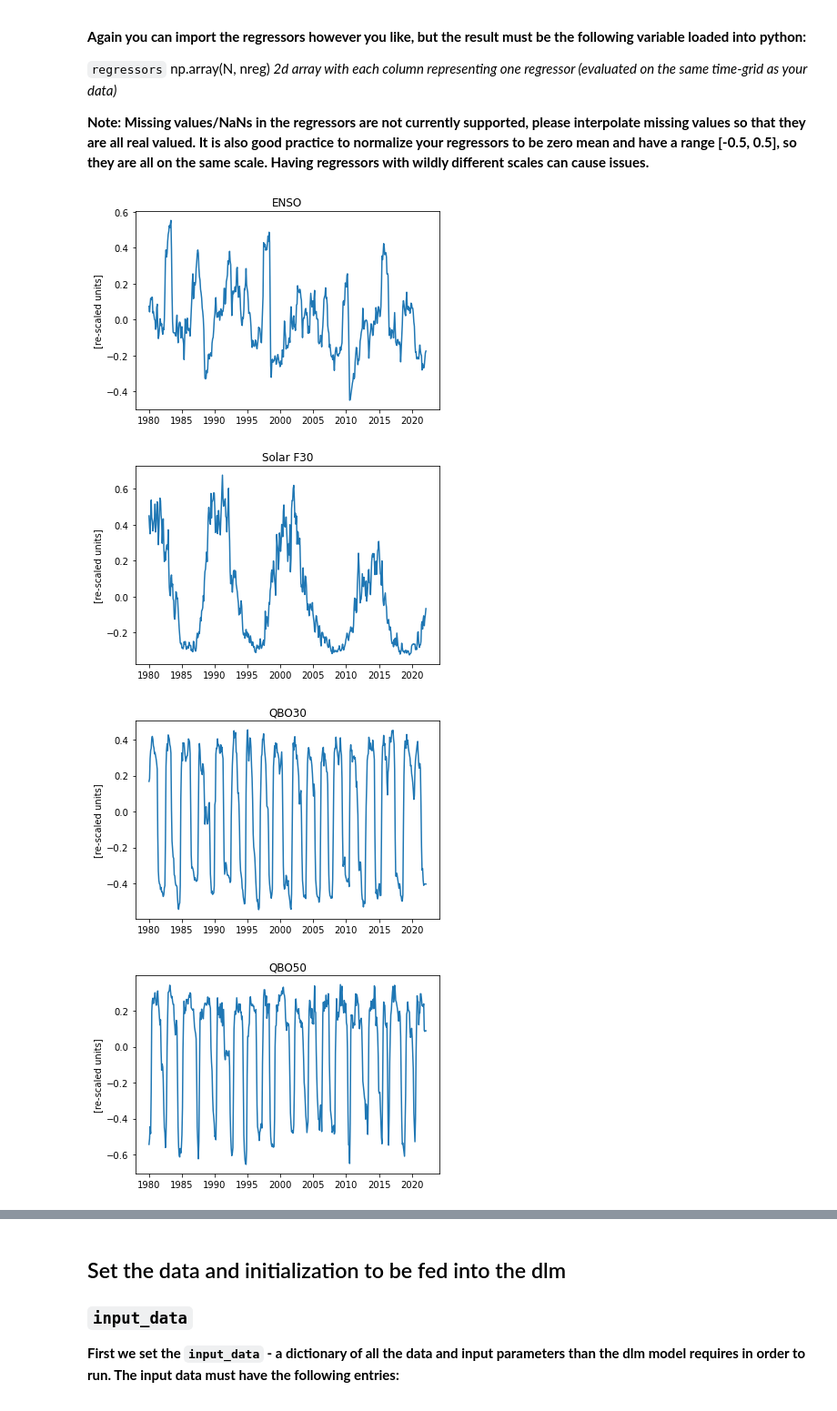
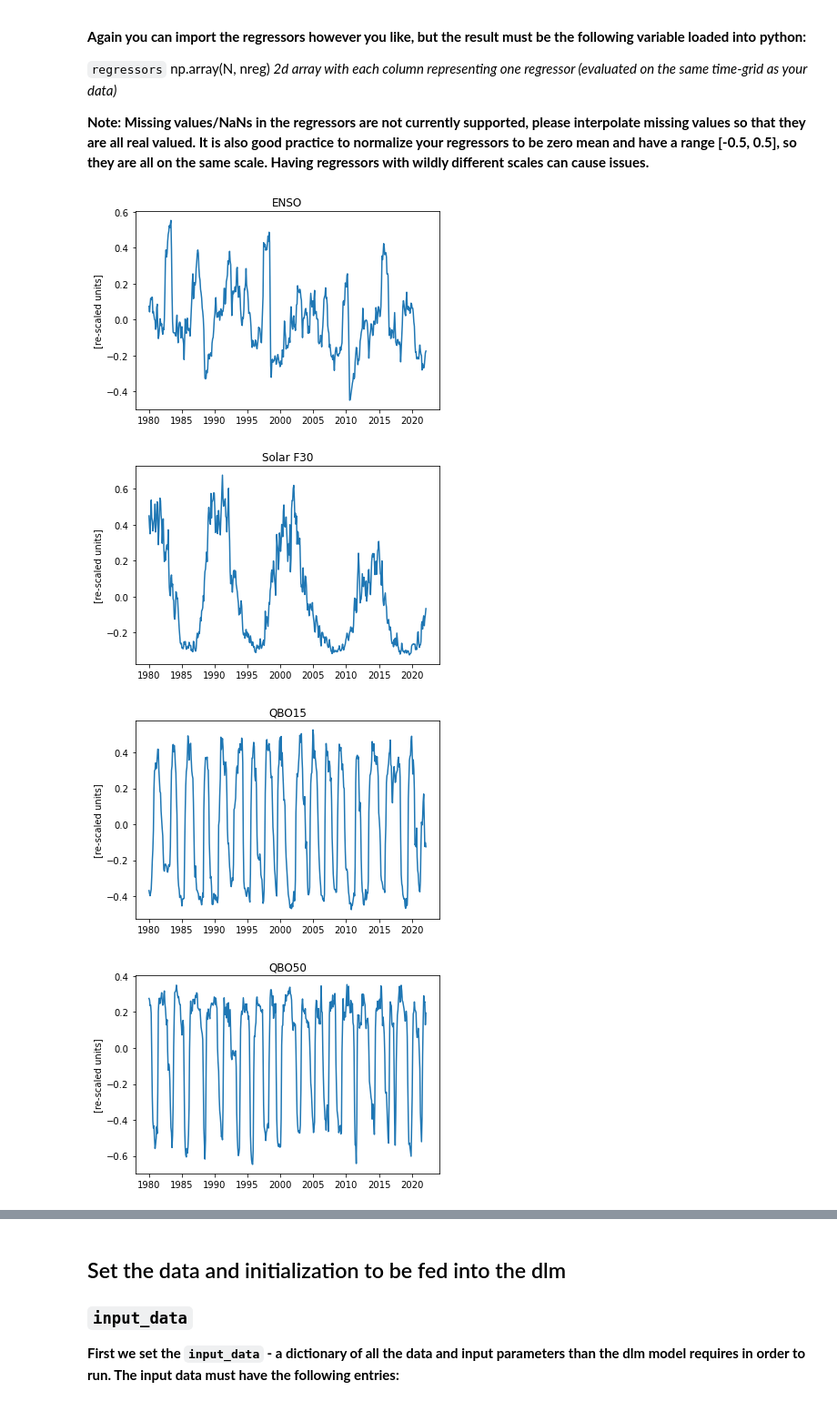
Before and after one commit to seand13/dlmf11, a Jupyter notebook: dlm_f11_surface_example.ipynb, the cells around one changed output, grey strips where cells are left out. Shown: that part at 91% size. Saved outputs shown, nothing was run; the diff lists cells and outputs as text; code cells hidden in the pictures.

```diff
--- a/dlm_f11_surface_example.ipynb
+++ b/dlm_f11_surface_example.ipynb
@@ -83,9 +83,7 @@ plt.show()
 # Import the regressors
 
 # ENSO -
-# used prior to 5/7/2022 y = np.loadtxt('/Users/sdavis/sd-data/projects/waccmsd/dlm/regressors/ENSO_MEI_ENSO_1950_201802.dat')
-# t = np.loadtxt('/Users/sdavis/sd-data/projects/waccmsd/dlm/regressors/ENSOTime_MEI_ENSO_1950_201802.dat')
-mei=np.loadtxt('/Users/sdavis/sd-data/projects/waccmsd/dlm/regressors/ENSO_MEI_ENSO_197901_202203.dat')
+mei=np.loadtxt('regressors/ENSO_MEI_ENSO_197901_202203.dat')
 y = mei[:,1]
 t = mei[:,0]
 Y = interpolate.InterpolatedUnivariateSpline(t, y,ext=3)
@@ -93,9 +91,7 @@ enso = Y(T) # This extacts the regressor at the times you have in your dataset,
 enso = (enso - enso.mean()) / (enso.max()-enso.min())
 
 # Solar -- unclear exactly where this solar data came from so for the time being we are
-#y = np.loadtxt('/Users/sdavis/sd-data/projects/waccmsd/dlm/regressors/Flux_F30_monthly_195111_201803_absolute.dat')
-#t = np.loadtxt('/Users/sdavis/sd-data/projects/waccmsd/dlm/regressors/Time_F30_monthly_195111_201803_absolute.dat')
-regressor = np.loadtxt('/Users/sdavis/sd-data/projects/waccmsd/dlm/regressors/Flux_F30_monthly_195111_202205_absolute.txt')
+regressor = np.loadtxt('regressors/Flux_F30_monthly_195111_202205_absolute.txt')
 t=regressor[:,0]
 y=regressor[:,1]
 Y = interpolate.InterpolatedUnivariateSpline(t, y, ext=3)
@@ -103,27 +99,28 @@ solar = Y(T)
 solar = (solar - solar.mean()) / (solar.max() - solar.min())
 
 # QBO30
-# used before 5/7/22
-# y = np.loadtxt('/Users/sdavis/sd-data/projects/waccmsd/dlm/regressors/multi_qbo30_1953_2018.dat')
-# t = np.loadtxt('/Users/sdavis/sd-data/projects/waccmsd/dlm/regressors/multi_qbotime_1953_2018.dat')
-regressor = np.loadtxt('/Users/sdavis/sd-data/projects/waccmsd/dlm/regressors/singapore_50hpa_30hpa_1953-2021.txt')
+regressor = np.loadtxt('regressors/singapore_50hpa_30hpa_15hpa_1953-2021.txt')
 t=regressor[:,0]
 y=regressor[:,2]
 Y = interpolate.InterpolatedUnivariateSpline(t, y,ext=3)
-qbo30 = Y(T)
+qbo30 = Y(T-365.)
 qbo30 = (qbo30 - qbo30.mean()) / (qbo30.max() - qbo30.min())
 
 # QBO50
-# used before 5/7/22
-# y = np.loadtxt('/Users/sdavis/sd-data/projects/waccmsd/dlm/regressors/multi_qbo50_1953_2018.dat')
-# t = np.loadtxt('/Users/sdavis/sd-data/projects/waccmsd/dlm/regressors/multi_qbotime_1953_2018.dat')
 y=regressor[:,1]
 Y = interpolate.InterpolatedUnivariateSpline(t, y,ext=3)
-qbo50 = Y(T) # This extacts the regressor at the times you have in your dataset, interpolated in case the time grid is different
+qbo50 = Y(T-365.) # This extacts the regressor at the times you have in your dataset, interpolated in case the time grid is different
 qbo50 = (qbo50 - qbo50.mean()) / (qbo50.max() - qbo50.min())
 
+# QBO15
+y=regressor[:,3]
+Y = interpolate.InterpolatedUnivariateSpline(t, y,ext=3)
+qbo15 = Y(T-365.) # This extacts the regressor at the times you have in your dataset, interpolated in case the time grid is different
+qbo15 = (qbo15 - qbo15.mean()) / (qbo15.max() - qbo15.min())
+
+
 # SAOD
-saod_data = netCDF4.Dataset('/Users/sdavis/sd-data/projects/waccmsd/dlm/regressors/sad_1979_2017_10deg_60S_60N_missNans.nc')
+saod_data = netCDF4.Dataset('regressors/sad_1979_2017_10deg_60S_60N_missNans.nc')
 # # a latitude-dependent version of the SAOD is used for the DLM, so this is added to the regressors inside the loop that creates the data to feed into the DLM
 y = saod_data['saod_strat_column'][:, 6]
 t = saod_data['time'][:]
@@ -132,38 +129,38 @@ saod = Y(T)
 saod = (saod - saod.mean()) / (saod.max() - saod.min())
 
 # Stack the regressors into big 2d array
-regressors = np.column_stack([enso, solar, qbo30, qbo50,saod]) # Stack of all the regressors together in a 2d array
+regressors = np.column_stack([enso, solar, qbo15, qbo50,saod]) # Stack of all the regressors together in a 2d array
 
 # Plot all the regressors to check they look OK
 plt.plot(timeobj, enso)
 plt.title('ENSO')
 plt.ylabel('[re-scaled units]')
 plt.show()
 
 plt.plot(timeobj, solar)
 plt.title('Solar F30')
 plt.ylabel('[re-scaled units]')
 plt.show()
 
-plt.plot(timeobj, qbo30)
-plt.title('QBO30')
+plt.plot(timeobj, qbo15)
+plt.title('QBO15')
 plt.ylabel('[re-scaled units]')
 plt.show()
 
 plt.plot(timeobj, qbo50)
 plt.title('QBO50')
 plt.ylabel('[re-scaled units]')
 plt.show()
 
 plt.plot(timeobj, saod)
 plt.title('SAOD')
 plt.ylabel('[re-scaled units]')
 plt.show()
 # %% [output]
 [figure]
 [figure]
-[figure, old version]
+[figure, new version]
-[figure, old version]
+[figure, new version]
 [figure]
 # %% [markdown]
 ## Set the data and initialization to be fed into the dlm
```
Also changed, not shown: parts of 6 cells of this notebook, 5 other files.
